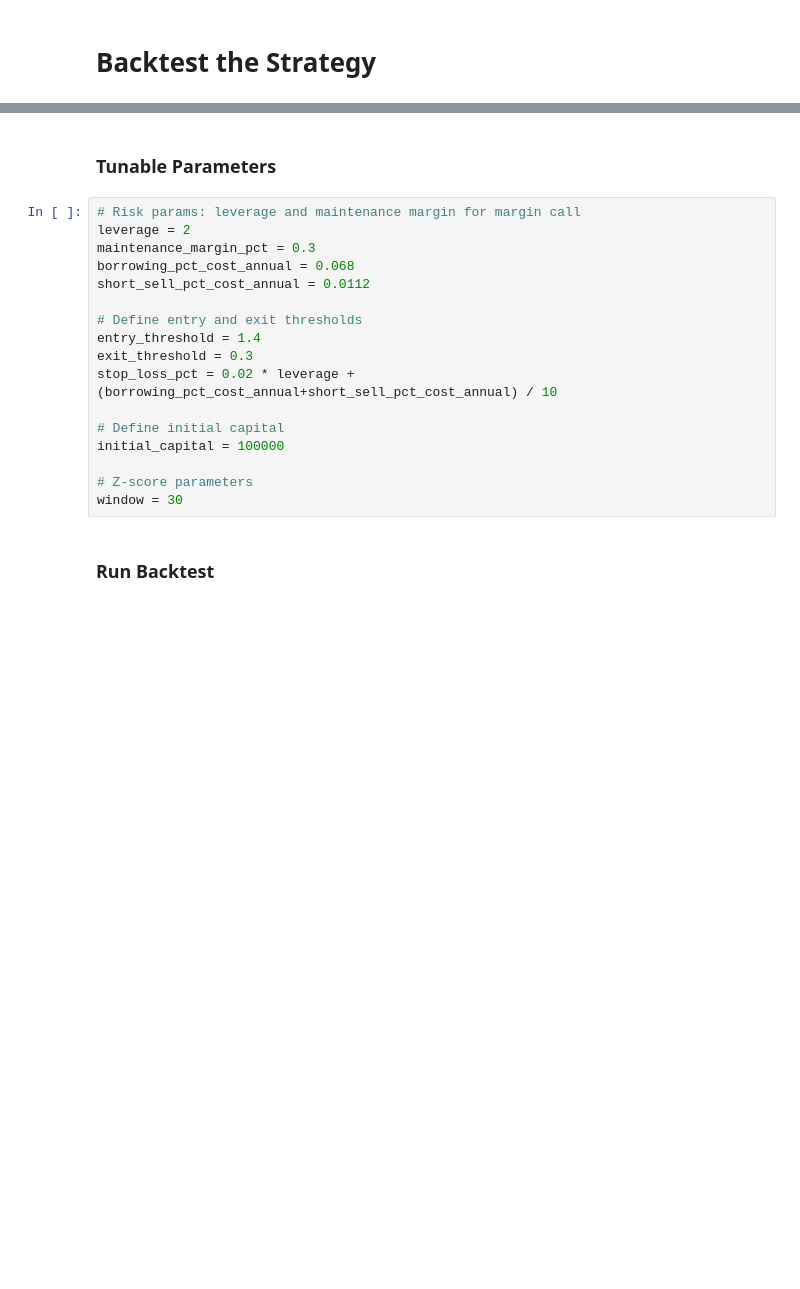
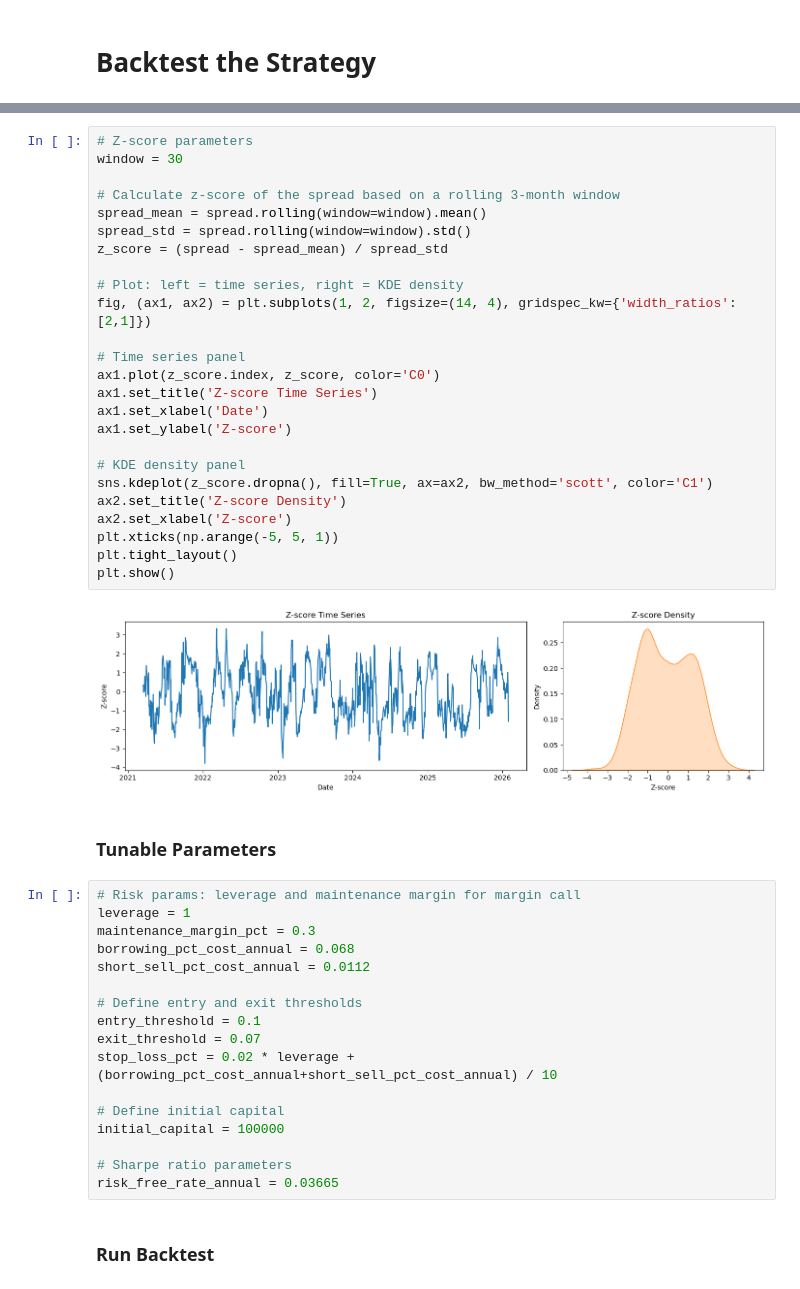
Before and after one commit to PilotTam/pair_trade, a Jupyter notebook: pair_trade_w_leverage_log.ipynb, the cells around one changed output, grey strips where cells are left out. Cells and saved outputs as stored; diff of their text form; blank space fills up the shorter version.

```diff
--- a/pair_trade_w_leverage_log.ipynb
+++ b/pair_trade_w_leverage_log.ipynb
@@ -114,22 +190,49 @@ ADF p-value: 0.36241185599023884
+# %%
+# Z-score parameters
+window = 30
+
+# Calculate z-score of the spread based on a rolling 3-month window
+spread_mean = spread.rolling(window=window).mean()
+spread_std = spread.rolling(window=window).std()
+z_score = (spread - spread_mean) / spread_std
+
+# Plot: left = time series, right = KDE density
+fig, (ax1, ax2) = plt.subplots(1, 2, figsize=(14, 4), gridspec_kw={'width_ratios':[2,1]})
+
+# Time series panel
+ax1.plot(z_score.index, z_score, color='C0')
+ax1.set_title('Z-score Time Series')
+ax1.set_xlabel('Date')
+ax1.set_ylabel('Z-score')
+
+# KDE density panel
+sns.kdeplot(z_score.dropna(), fill=True, ax=ax2, bw_method='scott', color='C1')
+ax2.set_title('Z-score Density')
+ax2.set_xlabel('Z-score')
+plt.xticks(np.arange(-5, 5, 1))
+plt.tight_layout()
+plt.show()
+# %% [output]
+[figure, added]
 # %% [markdown]
 ### Tunable Parameters
 # %%
 # Risk params: leverage and maintenance margin for margin call
-leverage = 2
+leverage = 1
 maintenance_margin_pct = 0.3
 borrowing_pct_cost_annual = 0.068
 short_sell_pct_cost_annual = 0.0112
 
 # Define entry and exit thresholds
-entry_threshold = 1.4
-exit_threshold = 0.3
+entry_threshold = 0.1
+exit_threshold = 0.07
 stop_loss_pct = 0.02 * leverage + (borrowing_pct_cost_annual+short_sell_pct_cost_annual) / 10
 
 # Define initial capital
 initial_capital = 100000
 
-# Z-score parameters
-window = 30
+# Sharpe ratio parameters
+risk_free_rate_annual = 0.03665
 # %% [markdown]
 ### Run Backtest
 # %%
```
Also changed, not shown: parts of 11 cells of this notebook.
